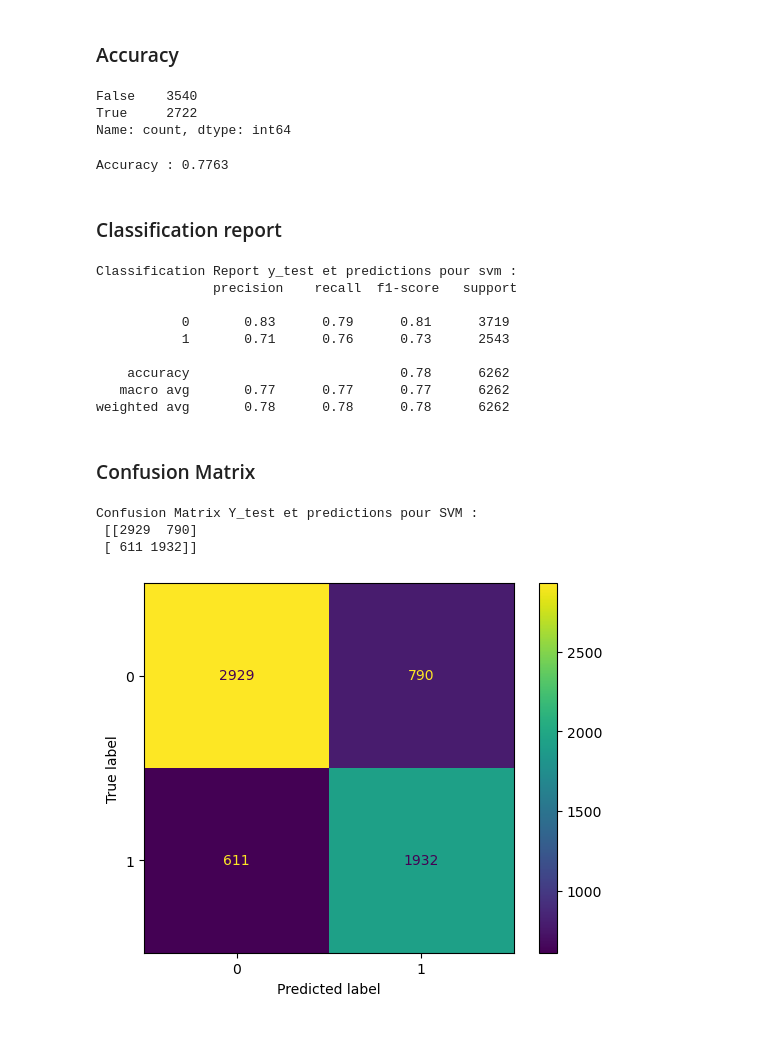
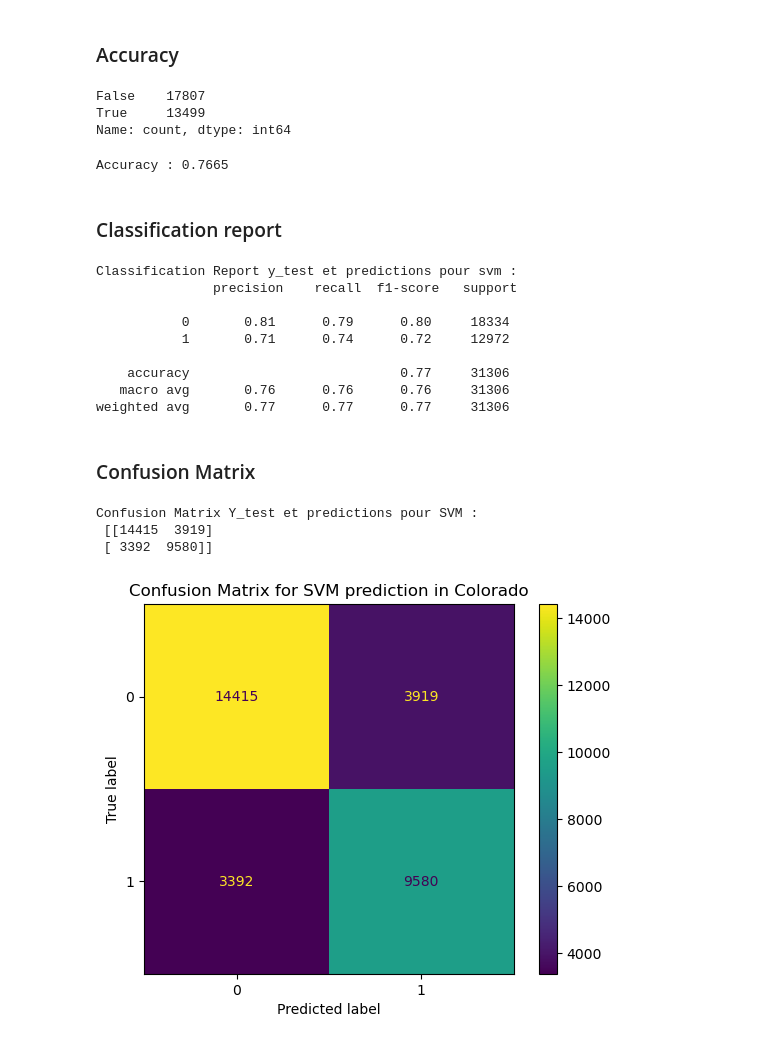
Before and after one commit to thomasclgnt/AS, a Jupyter notebook: SVM.ipynb, the cells around one changed output. Saved outputs shown, nothing was run; the diff lists cells and outputs as text; code cells hidden in the pictures.

```diff
--- a/SVM.ipynb
+++ b/SVM.ipynb
@@ -451,17 +444,9 @@ labelsCO = pd.read_csv(csv_labelsCO)
 # Separating features and labels, shuffling
 Xco_all = featuresCO
 Yco_all = labelsCO
-Xco_all,Yco_all = shuffle(Xco_all,Yco_all, random_state=0)
-
-# Only use first N samples to limit training time
-sample = 1
-num_samples = int(len(Xco_all)*sample)
-Xco,Yco = Xco_all[:num_samples], Yco_all[:num_samples]
+Xco,Yco = shuffle(Xco_all,Yco_all, random_state=0)
 
 # Scaler for data standardization
 scaler = StandardScaler()
 
-# Separate train and test sets
-Xco_train, Xco_test, Yco_train, Yco_test = train_test_split(Xco,Yco, random_state=0, train_size=0.8)
-Xco_train = scaler.fit_transform(Xco_train)
-Xco_test = scaler.fit_transform(Xco_test)
+Xco = scaler.fit_transform(Xco)
@@ -482,46 +467,47 @@ On travaille sur 100% des données disponibles pour le Colorado car le dataset e
 # %% [markdown]
 ### Accuracy
 # %%
-predictionsCO = SVM_model.predict(Xco_test)
+predictionsCO = SVM_model.predict(Xco)
 
 res = pd.Series(predictionsCO)
 res.value_counts()
 # %% [output]
-False    3540
-True     2722
+False    17807
+True     13499
 Name: count, dtype: int64
 # %%
-accuracy = accuracy_score(Yco_test, predictionsCO)
+accuracy = accuracy_score(Yco, predictionsCO)
 print(f'Accuracy : {accuracy:.4f}')
 # %% [output]
-Accuracy : 0.7763
+Accuracy : 0.7665
 # %% [markdown]
 ### Classification report
 # %%
-report = classification_report(Yco_test, predictionsCO)
+report = classification_report(Yco, predictionsCO)
 print('Classification Report y_test et predictions pour svm :\n', report)
 # %% [output]
 Classification Report y_test et predictions pour svm :
                precision    recall  f1-score   support
 
-           0       0.83      0.79      0.81      3719
-           1       0.71      0.76      0.73      2543
+           0       0.81      0.79      0.80     18334
+           1       0.71      0.74      0.72     12972
 
-    accuracy                           0.78      6262
-   macro avg       0.77      0.77      0.77      6262
-weighted avg       0.78      0.78      0.78      6262
+    accuracy                           0.77     31306
+   macro avg       0.76      0.76      0.76     31306
+weighted avg       0.77      0.77      0.77     31306
 # %% [markdown]
 ### Confusion Matrix
 # %%
-conf_matrix = confusion_matrix(Yco_test, predictionsCO)
+conf_matrix = confusion_matrix(Yco, predictionsCO)
 print('Confusion Matrix Y_test et predictions pour SVM :\n', conf_matrix)
 # %% [output]
 Confusion Matrix Y_test et predictions pour SVM :
- [[2929  790]
- [ 611 1932]]
+ [[14415  3919]
+ [ 3392  9580]]
 # %%
 disp = ConfusionMatrixDisplay(confusion_matrix=conf_matrix)
 disp.plot()
+plt.title("Confusion Matrix for SVM prediction in Colorado")
 plt.show()
 # %% [output]
-[figure, old version]
+[figure, new version]
```
Also changed, not shown: parts of 14 cells of this notebook, 11 other files.
